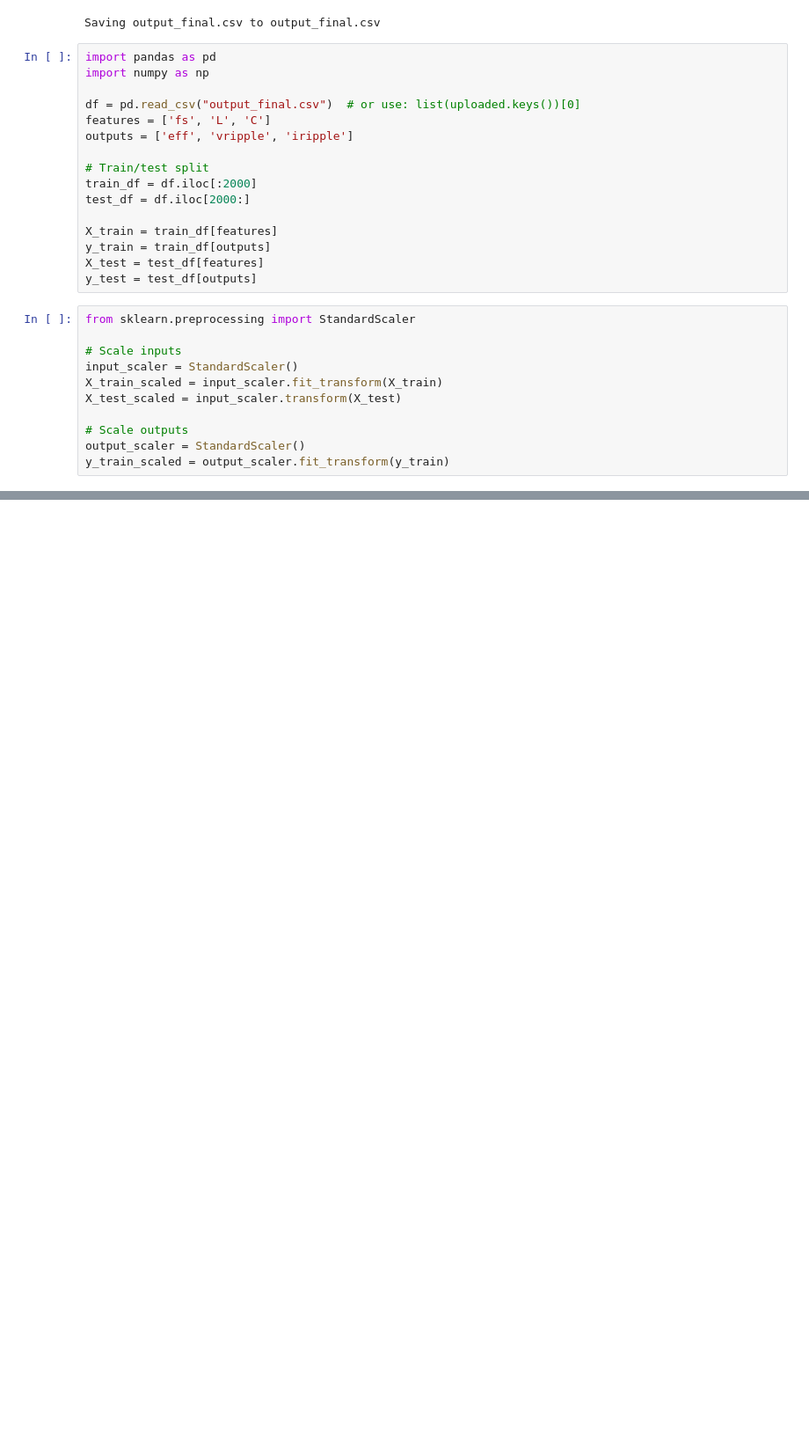
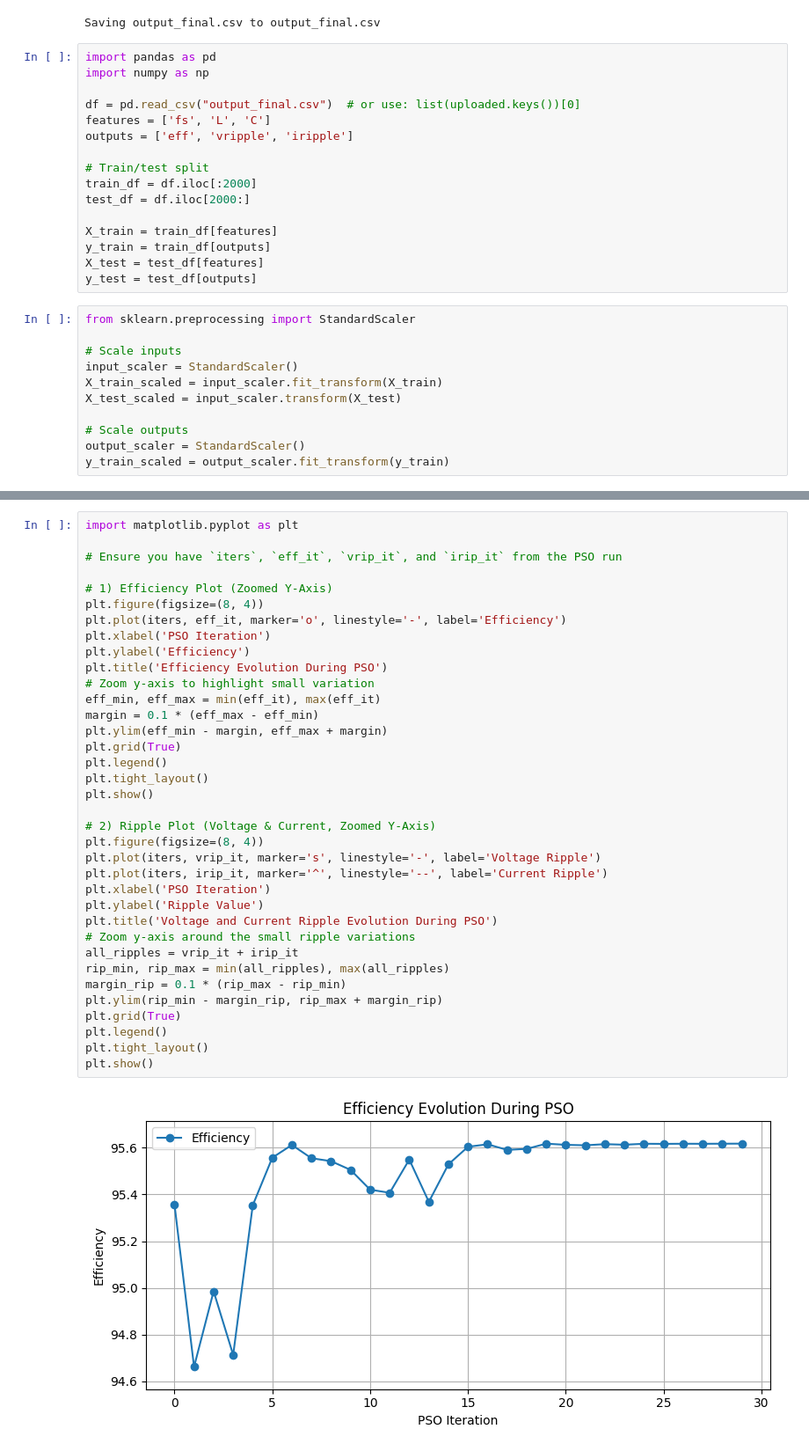
Before and after one commit to Ashutosh-C605/C_codes-templates, a Jupyter notebook: Explo-model.ipynb, the cells around one changed output, grey strips where cells are left out. Shown at 88% size. Drawn from its saved outputs; the diff is of its cells as text; blank space fills up the shorter version.

```diff
--- a/Explo-model.ipynb
+++ b/Explo-model.ipynb
@@ -309,0 +450,38 @@ iripple  = 0.2753
+# %%
+import matplotlib.pyplot as plt
+
+# Ensure you have `iters`, `eff_it`, `vrip_it`, and `irip_it` from the PSO run
+
+# 1) Efficiency Plot (Zoomed Y-Axis)
+plt.figure(figsize=(8, 4))
+plt.plot(iters, eff_it, marker='o', linestyle='-', label='Efficiency')
+plt.xlabel('PSO Iteration')
+plt.ylabel('Efficiency')
+plt.title('Efficiency Evolution During PSO')
+# Zoom y-axis to highlight small variation
+eff_min, eff_max = min(eff_it), max(eff_it)
+margin = 0.1 * (eff_max - eff_min)
+plt.ylim(eff_min - margin, eff_max + margin)
+plt.grid(True)
+plt.legend()
+plt.tight_layout()
+plt.show()
+
+# 2) Ripple Plot (Voltage & Current, Zoomed Y-Axis)
+plt.figure(figsize=(8, 4))
+plt.plot(iters, vrip_it, marker='s', linestyle='-', label='Voltage Ripple')
+plt.plot(iters, irip_it, marker='^', linestyle='--', label='Current Ripple')
+plt.xlabel('PSO Iteration')
+plt.ylabel('Ripple Value')
+plt.title('Voltage and Current Ripple Evolution During PSO')
+# Zoom y-axis around the small ripple variations
+all_ripples = vrip_it + irip_it
+rip_min, rip_max = min(all_ripples), max(all_ripples)
+margin_rip = 0.1 * (rip_max - rip_min)
+plt.ylim(rip_min - margin_rip, rip_max + margin_rip)
+plt.grid(True)
+plt.legend()
+plt.tight_layout()
+plt.show()
+# %% [output]
+[figure, added]
```
Also changed, not shown: parts of 11 cells of this notebook.
